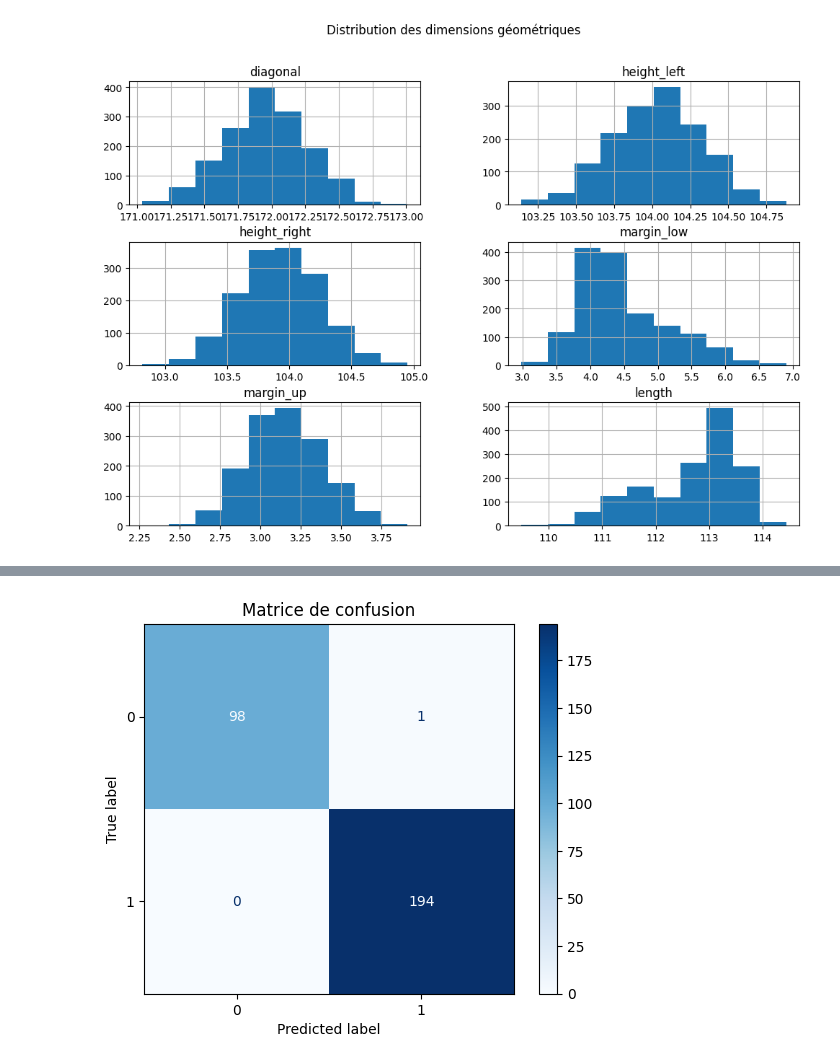
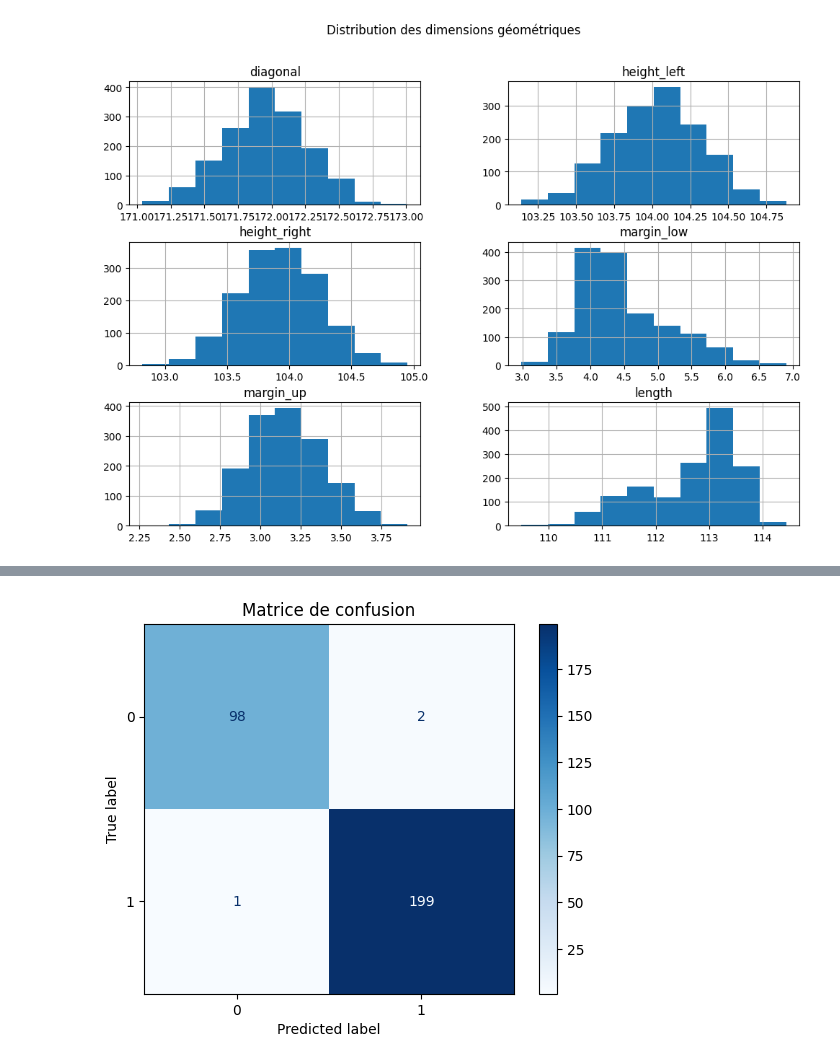
Before and after one commit to Julien-Data/Data_Projet12, a Jupyter notebook: main.ipynb, the cells around one changed output, grey strips where cells are left out. Saved outputs shown, nothing was run; the diff lists cells and outputs as text; code cells hidden in the pictures.

```diff
--- a/main.ipynb
+++ b/main.ipynb
@@ -40,11 +134,9 @@ plt.show()
 # %%
 # Vérification des valeurs manquantes dans 'margin_low'
-df_check = pd.read_csv("billets.csv", sep=';')
-print("Valeurs manquantes dans 'margin_low' AVANT traitement :", df_check['margin_low'].isna().sum())
+print("Valeurs manquantes dans 'margin_low' AVANT traitement :", df['margin_low'].isna().sum())
 
 # Importer et appliquer la fonction d'imputation pour test
-from script import completer_margin_low_par_regression
-df_check = completer_margin_low_par_regression(df_check)
-print("Valeurs manquantes dans 'margin_low' APRÈS traitement :", df_check['margin_low'].isna().sum())
+df = completer_margin_low_par_regression(df)
+print("Valeurs manquantes dans 'margin_low' APRÈS traitement :", df['margin_low'].isna().sum())
 # %% [output]
 Valeurs manquantes dans 'margin_low' AVANT traitement : 37
@@ -52,6 +179,6 @@ Valeurs manquantes dans 'margin_low' APRÈS traitement : 0
 # %%
 # Lance le traitement complet : nettoyage, entraînement, évaluation
-best_model, scaler = pipeline_global()
+best_model, scaler, X_train_scaled, y_train = pipeline_global(df=df)
 # %% [output]
 Régression Logistique:
               precision    recall  f1-score   support
@@ -73,9 +286,8 @@ K-Means: 0.9840
 # %%
-# Recharger le fichier (nécessaire car pipeline_global() utilise sa propre copie)
-df = pd.read_csv("billets.csv", sep=';')
+# Affichage de la matrice de confusion avec le modèle entraîné et le scaler sur les données actuelles
 afficher_matrice_confusion(best_model, scaler, df)
 # %% [output]
-[figure, old version]
+[figure, new version]
 # %% [markdown]
 ## 🔍 Analyse des performances des modèles
 
```
Also changed, not shown: parts of 19 cells of this notebook, 2 other files.
